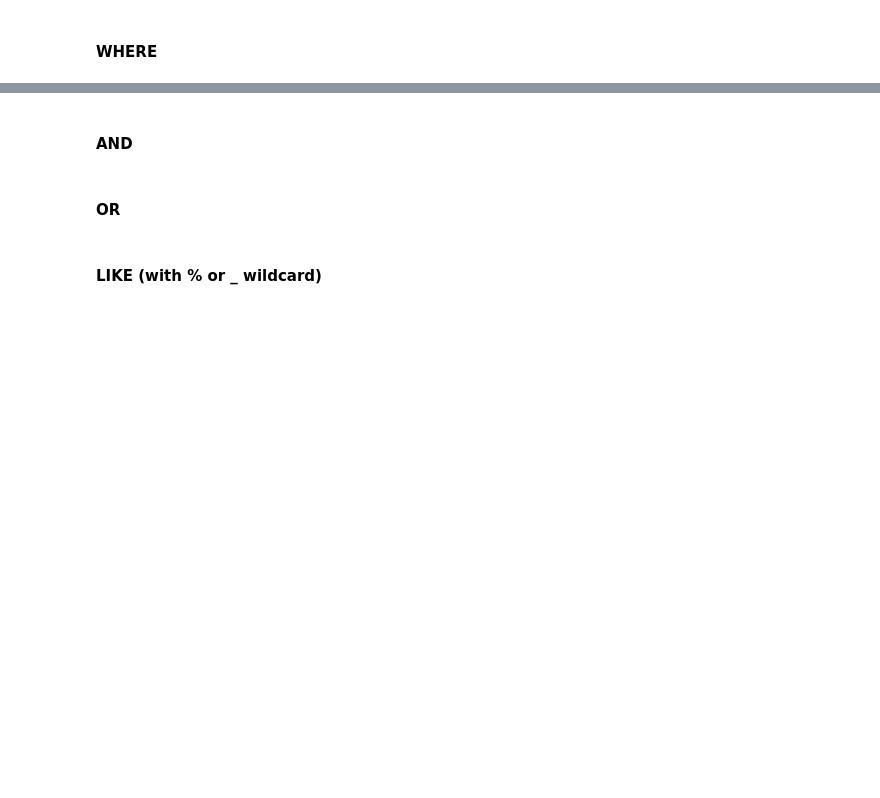
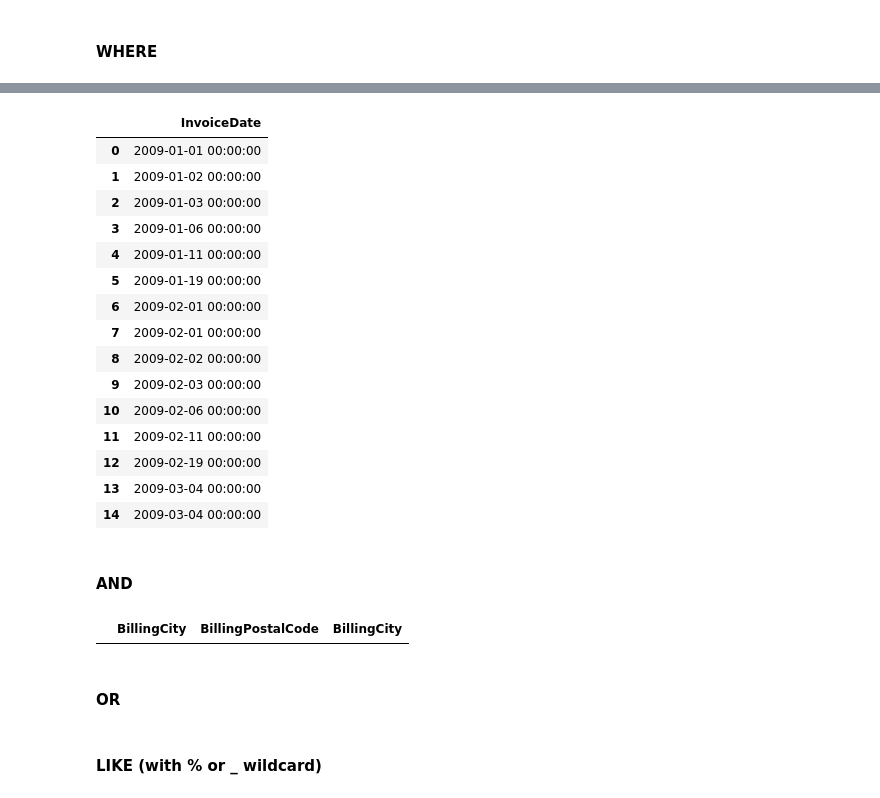
Before and after one commit to cyeef/Data-Science-Portfolio-C21-, a Jupyter notebook: Projects/Project-3/SQL.1-Chinook.project.template.ipynb, the cells around one changed output, grey strips where cells are left out. Saved outputs shown, nothing was run; the diff lists cells and outputs as text; code cells hidden in the pictures; blank space fills up the shorter version.

```diff
--- a/Projects/Project-3/SQL.1-Chinook.project.template.ipynb
+++ b/Projects/Project-3/SQL.1-Chinook.project.template.ipynb
@@ -57,0 +166,17 @@ Do NOT pull all the data and then filter using DataFrame methods.  The initial p
+# %%
+#
+
+query = """
+
+  SELECT InvoiceDate
+
+  FROM invoices
+
+  WHERE  Invoicedate LIKE '2009%'
+
+  LIMIT 10;
+
+"""
+with closing(db.connect("chinook.db")) as db_con:
+    df = pd.read_sql_query(query, db_con)
+df
@@ -58,5 +195,54 @@ Do NOT pull all the data and then filter using DataFrame methods.  The initial p
+# %%
+query = """
+
+  SELECT InvoiceDate
+
+  FROM invoices
+
+  WHERE  strftime('%Y', Invoicedate) = "2009"
+
+  LIMIT 15;
+
+"""
+with closing(db.connect("chinook.db")) as db_con:
+    df = pd.read_sql_query(query, db_con)
+df
+# %% [output]
+|  | InvoiceDate |
+| 0 | 2009-01-01 00:00:00 |
+| 1 | 2009-01-02 00:00:00 |
+| 2 | 2009-01-03 00:00:00 |
+| 3 | 2009-01-06 00:00:00 |
+| 4 | 2009-01-11 00:00:00 |
+| 5 | 2009-01-19 00:00:00 |
+| 6 | 2009-02-01 00:00:00 |
+| 7 | 2009-02-01 00:00:00 |
+| 8 | 2009-02-02 00:00:00 |
+| 9 | 2009-02-03 00:00:00 |
+| 10 | 2009-02-06 00:00:00 |
+| 11 | 2009-02-11 00:00:00 |
+| 12 | 2009-02-19 00:00:00 |
+| 13 | 2009-03-04 00:00:00 |
+| 14 | 2009-03-04 00:00:00 |
 # %% [markdown]
 #### AND
+# %%
+query = """
+
+  SELECT BillingCity, BillingPostalCode, BillingCity
+
+  FROM invoices
+
+  WHERE  BillingCity = 'Stuttgart' AND BillingPostalCode = 70174 AND BillingState = 'None	'
+
+  LIMIT 15;
+
+"""
+with closing(db.connect("chinook.db")) as db_con:
+    df = pd.read_sql_query(query, db_con)
+df
+# %% [output]
+|  | BillingCity | BillingPostalCode | BillingCity |
 # %% [markdown]
 #### OR
 # %% [markdown]
```
Also changed, not shown: parts of 9 cells of this notebook.
